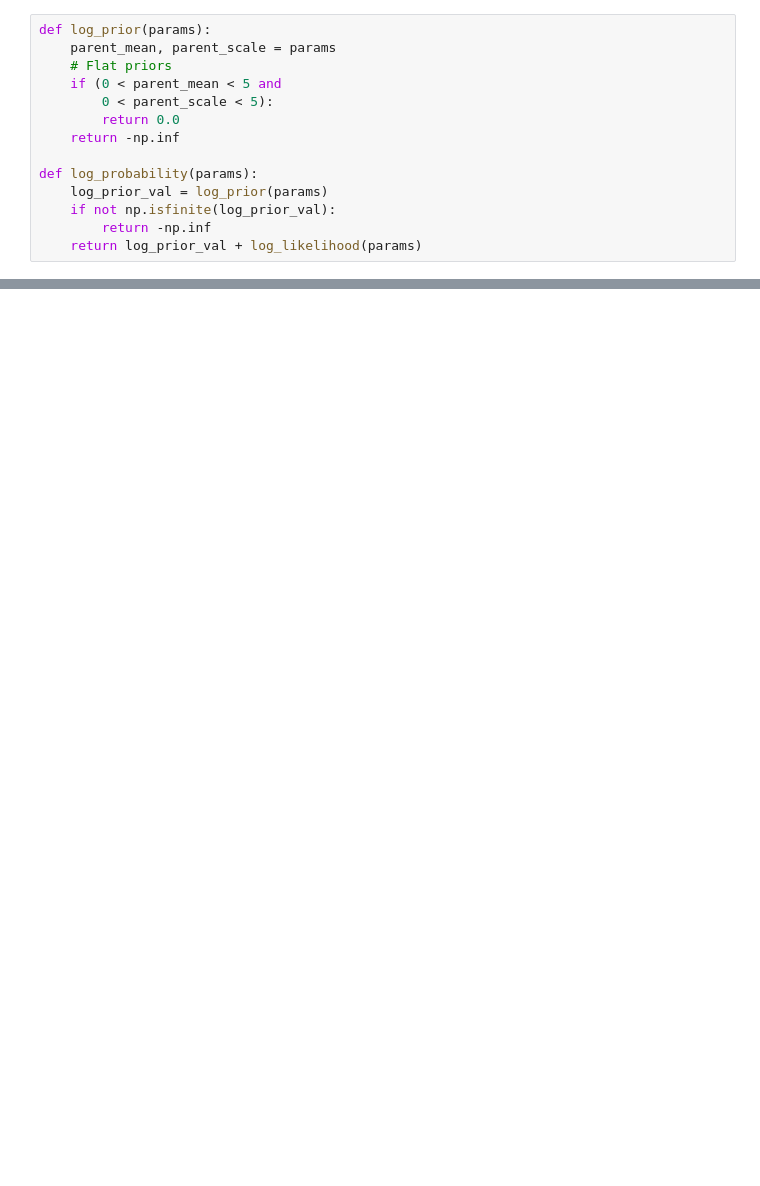
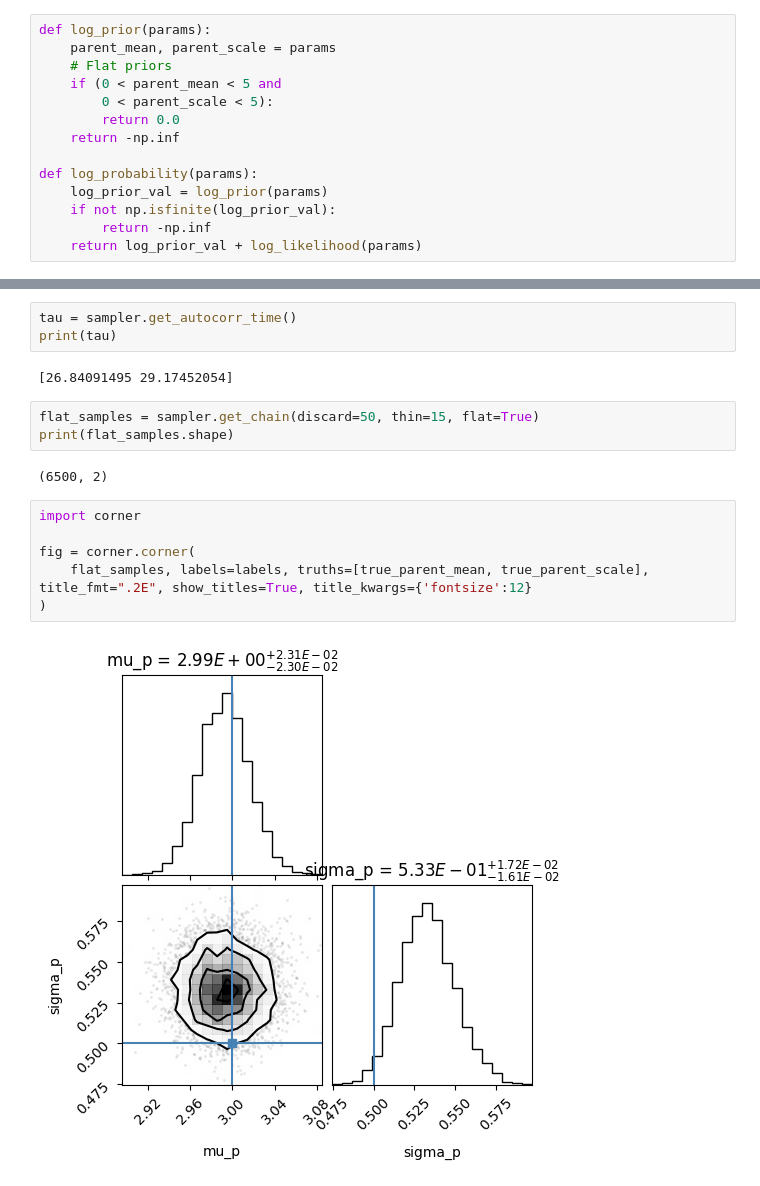
Before and after one commit to SSingh087/test-hierarchical-model, a Jupyter notebook: test-toy-HM/EMCEE tests/test-emcee-working-models.ipynb, the cells around one changed output, grey strips where cells are left out. Drawn from its saved outputs; the diff is of its cells as text; blank space fills up the shorter version.

```diff
--- a/test-toy-HM/EMCEE tests/test-emcee-working-models.ipynb
+++ b/test-toy-HM/EMCEE tests/test-emcee-working-models.ipynb
@@ -118,0 +137,18 @@ Text(0.5, 0, 'step number')
+# %%
+tau = sampler.get_autocorr_time()
+print(tau)
+# %% [output]
+[26.84091495 29.17452054]
+# %%
+flat_samples = sampler.get_chain(discard=50, thin=15, flat=True)
+print(flat_samples.shape)
+# %% [output]
+(6500, 2)
+# %%
+import corner
+
+fig = corner.corner(
+    flat_samples, labels=labels, truths=[true_parent_mean, true_parent_scale], title_fmt=".2E", show_titles=True, title_kwargs={'fontsize':12}
+)
+# %% [output]
+[figure, added]
```
Also changed, not shown: parts of 47 cells of this notebook, 2 other files.
